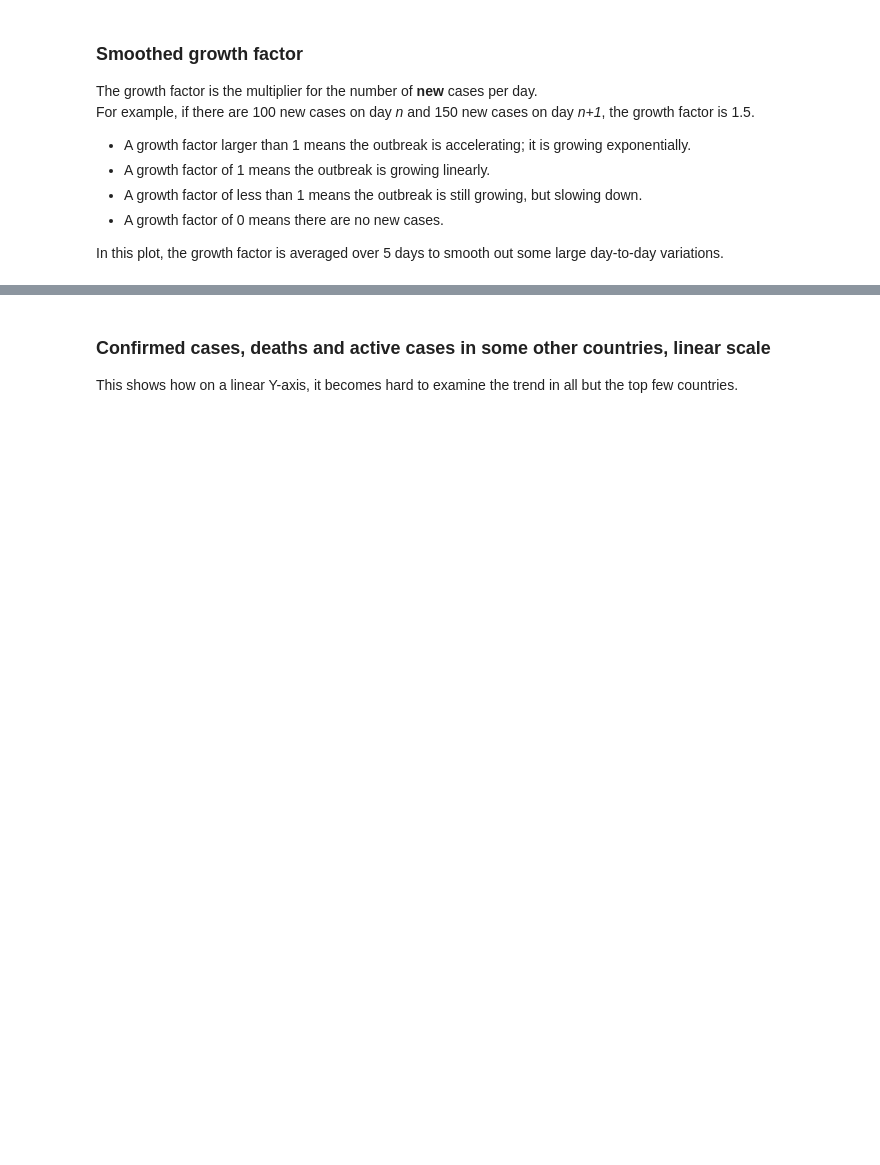
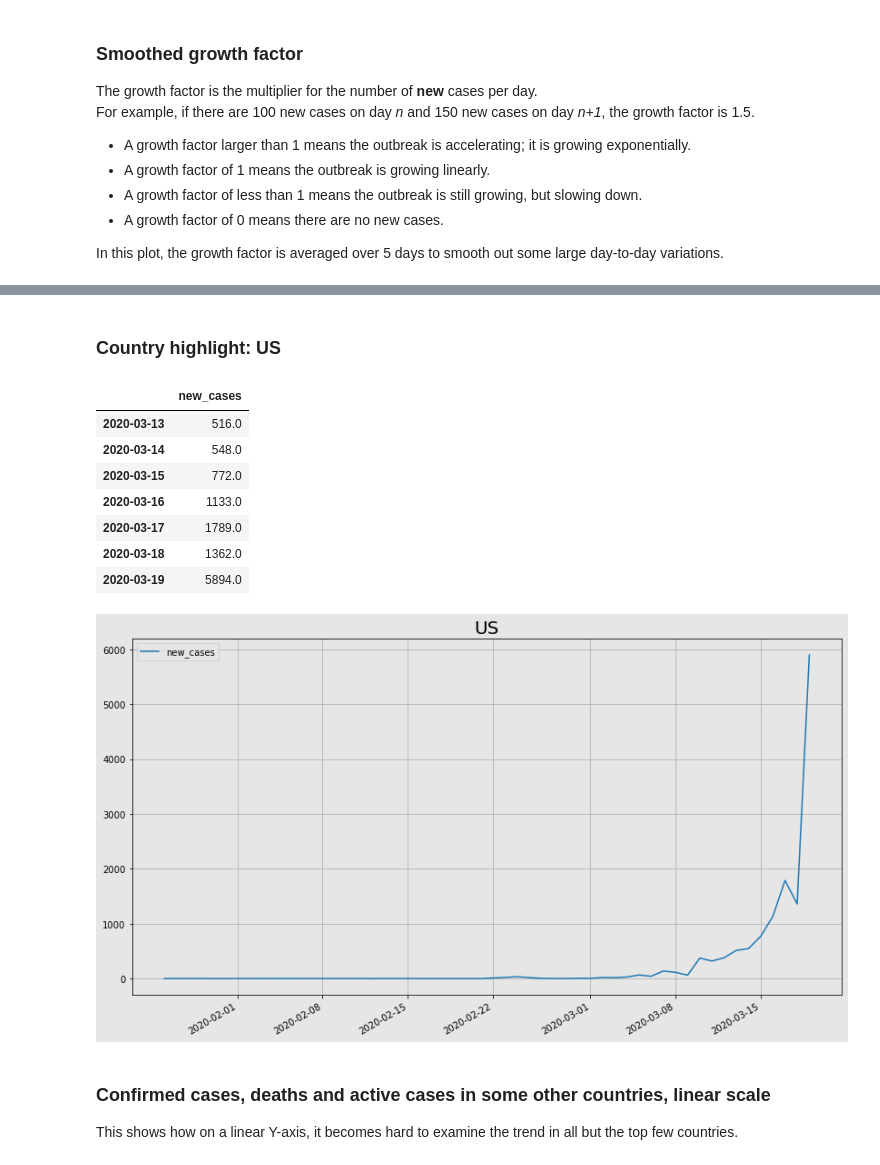
Before and after one commit to JeroenKools/covid19, a Jupyter notebook: COVID-19.ipynb, the cells around one changed output, grey strips where cells are left out. Drawn from its saved outputs; the diff is of its cells as text; code cells hidden in the pictures; blank space fills up the shorter version.

```diff
--- a/COVID-19.ipynb
+++ b/COVID-19.ipynb
@@ -145,3 +146,17 @@ data.plot("day_number", "growth_factor", countries_to_plot2, min_cases=50, n_day
+# %% [markdown]
+### Country highlight: US
+# %%
+data.country_highlight("US")
+# %% [output]
+|  | new_cases |
+| 2020-03-13 | 516.0 |
+| 2020-03-14 | 548.0 |
+| 2020-03-15 | 772.0 |
+| 2020-03-16 | 1133.0 |
+| 2020-03-17 | 1789.0 |
+| 2020-03-18 | 1362.0 |
+| 2020-03-19 | 5894.0 |
+[figure, added]
 # %% [markdown]
 ### Confirmed cases, deaths and active cases in some other countries, linear scale
 
```
Also changed, not shown: parts of 9 cells of this notebook, 2 other files.
